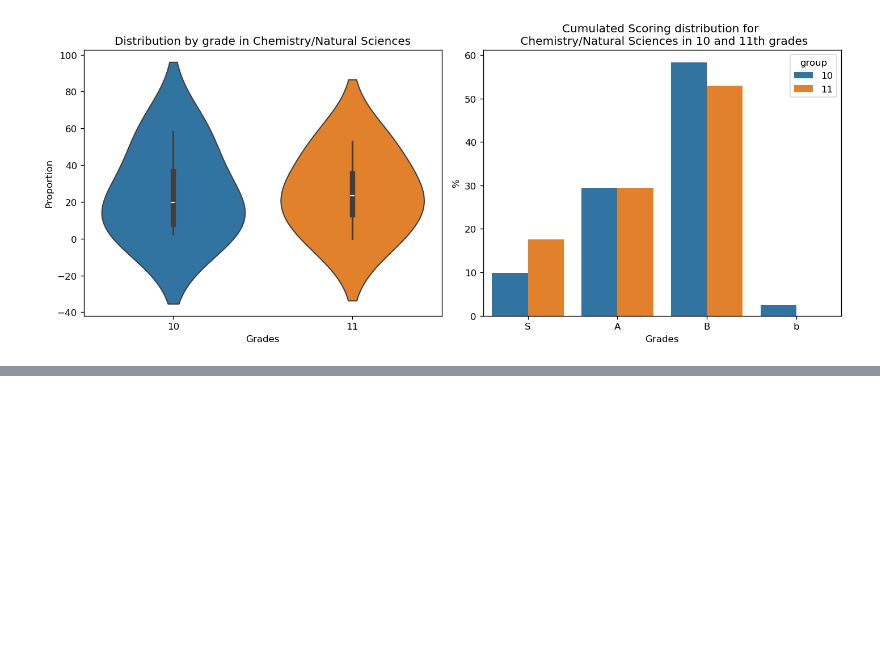
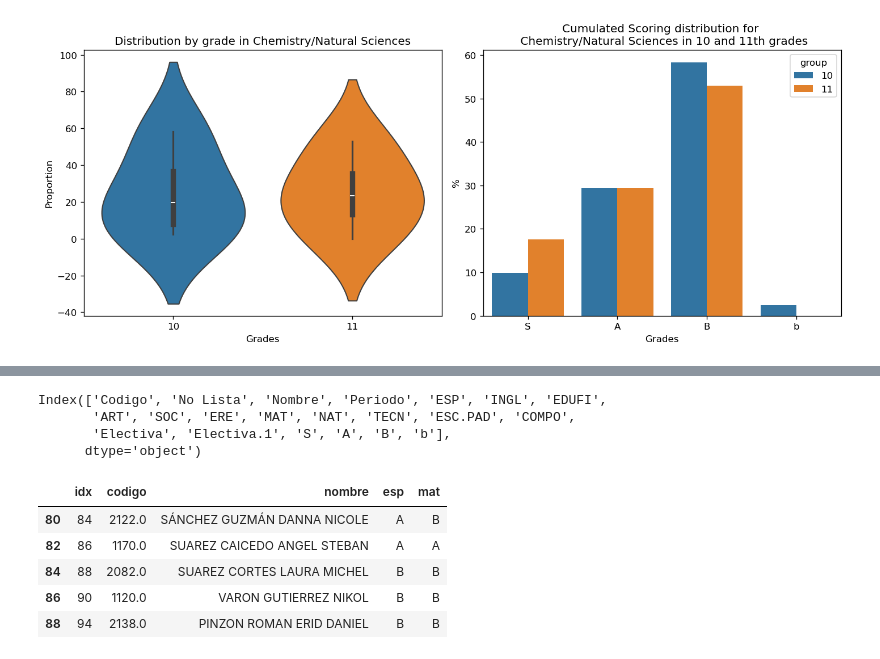
Before and after one commit to marlon-cooh/mlops, a Jupyter notebook: eda.ipynb, the cells around one changed output, grey strips where cells are left out. Cells and saved outputs as stored; diff of their text form; code cells hidden in the pictures; blank space fills up the shorter version.

```diff
--- a/eda.ipynb
+++ b/eda.ipynb
@@ -247,0 +260,32 @@ INFO:matplotlib.category:Using categorical units to plot a list of strings that
+# %%
+if isinstance(df.columns, pd.MultiIndex):
+    df.columns = df.columns.get_level_values(-1)
+# %%
+final_student = 95 # Automate this depends heavily on assigning a final_student number.
+# %%
+df.loc[:final_student, :].columns
+# %% [output]
+Index(['Codigo', 'No Lista', 'Nombre', 'Periodo', 'ESP', 'INGL', 'EDUFI',
+       'ART', 'SOC', 'ERE', 'MAT', 'NAT', 'TECN', 'ESC.PAD', 'COMPO',
+       'Electiva', 'Electiva.1', 'S', 'A', 'B', 'b'],
+      dtype='object')
+# %%
+# Cleaning noveno_2_notas
+
+noveno_2_notas = df.loc[:final_student, ['Codigo', 'Nombre', 'ESP', 'MAT']]
+
+noveno_2_notas = noveno_2_notas.dropna(
+    axis=0,
+    subset=noveno_2_notas.columns[2:],
+    how='any'
+).reset_index().clean_names(
+    case_type='snake',
+    strip_underscores=True,
+    remove_special=True
+).rename(columns={'index':'idx'})
+
+noveno_2_notas_p1 = noveno_2_notas[noveno_2_notas['idx'] %2 == 0]
+noveno_2_notas_p2 = noveno_2_notas[noveno_2_notas['idx'] %2 != 0]
+# %%
+# Removing retired students.
+noveno_2_notas_p1 = noveno_2_notas_p1[~noveno_2_notas_p1['idx'].isin([16, 28, 40, 70])]
@@ -247,0 +310,9 @@ INFO:matplotlib.category:Using categorical units to plot a list of strings that
+# %%
+noveno_2_notas_p1.tail()
+# %% [output]
+|  | idx | codigo | nombre | esp | mat |
+| 80 | 84 | 2122.0 | SÁNCHEZ GUZMÁN DANNA NICOLE | A | B |
+| 82 | 86 | 1170.0 | SUAREZ CAICEDO ANGEL STEBAN | A | A |
+| 84 | 88 | 2082.0 | SUAREZ CORTES LAURA MICHEL | B | B |
+| 86 | 90 | 1120.0 | VARON GUTIERREZ NIKOL | B | B |
+| 88 | 94 | 2138.0 | PINZON ROMAN ERID DANIEL | B | B |
```
Also changed, not shown: parts of 8 cells of this notebook, 8 other files.
